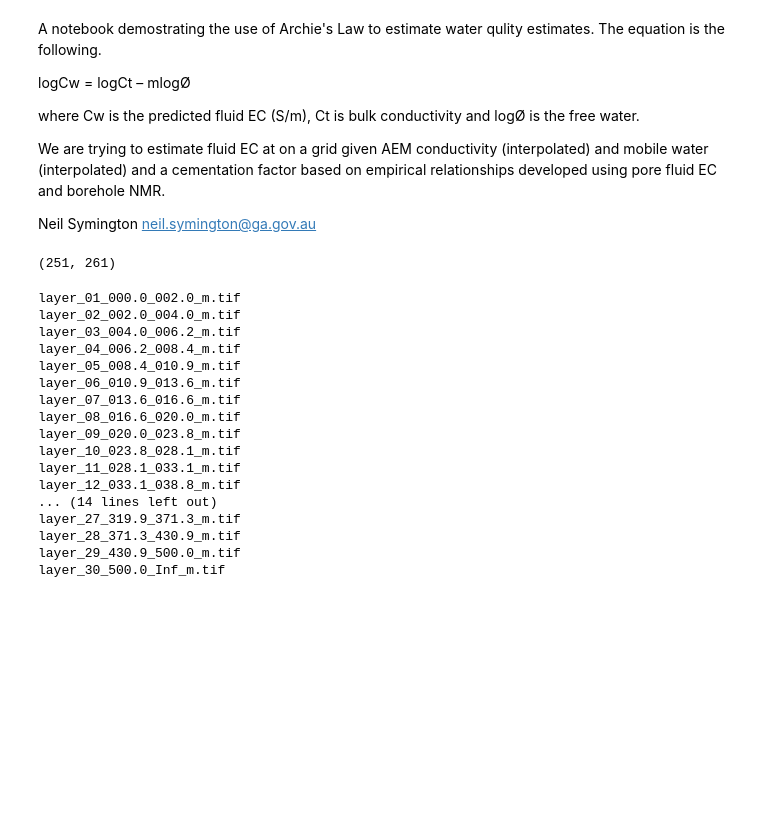
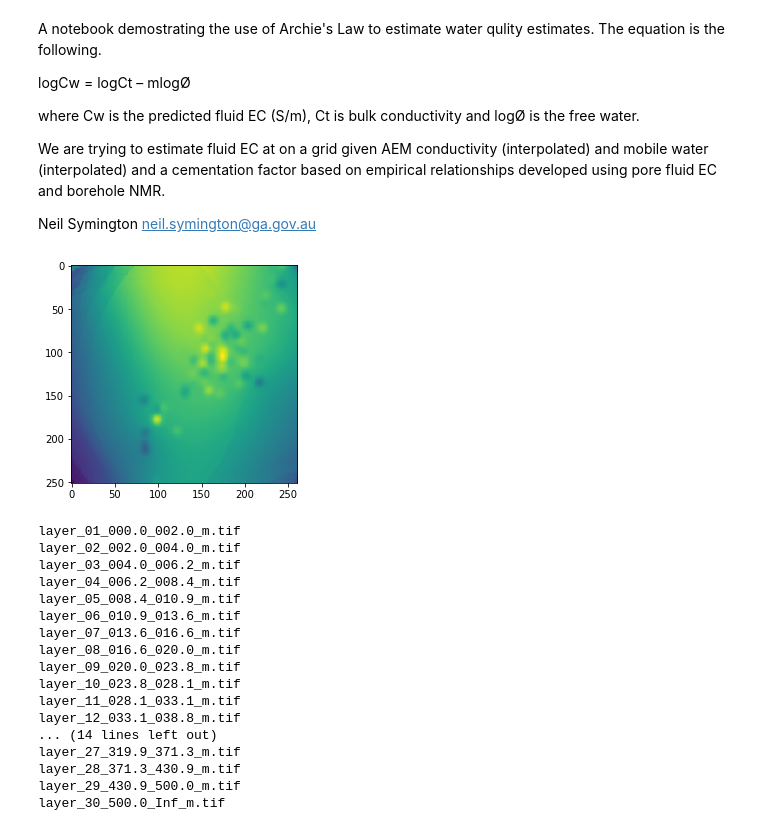
Before and after one commit to GeoscienceAustralia/hydrogeol_utils, a Jupyter notebook: notebooks/water_quality_Archie's_Law.ipynb, the cells around one changed output. Drawn from its saved outputs; the diff is of its cells as text; code cells hidden in the pictures; blank space fills up the shorter version.

```diff
--- a/notebooks/water_quality_Archie's_Law.ipynb
+++ b/notebooks/water_quality_Archie's_Law.ipynb
@@ -77,10 +118,12 @@ aff = mob_water_src.transform
 # GEt log of the water content
 
 logMob = np.log10(arr)
-# %%
-arr.shape
-# %% [output]
-(251, 261)
+# %%
+plt.close()
+plt.imshow(arr)
+plt.show()
+# %% [output]
+[figure, added]
 # %%
 # OPen an AEM grid, resample them onto the same affine as the stratigraphy
 # and save them as a multiband array
```
Also changed, not shown: parts of 19 cells of this notebook, 2 other files.
